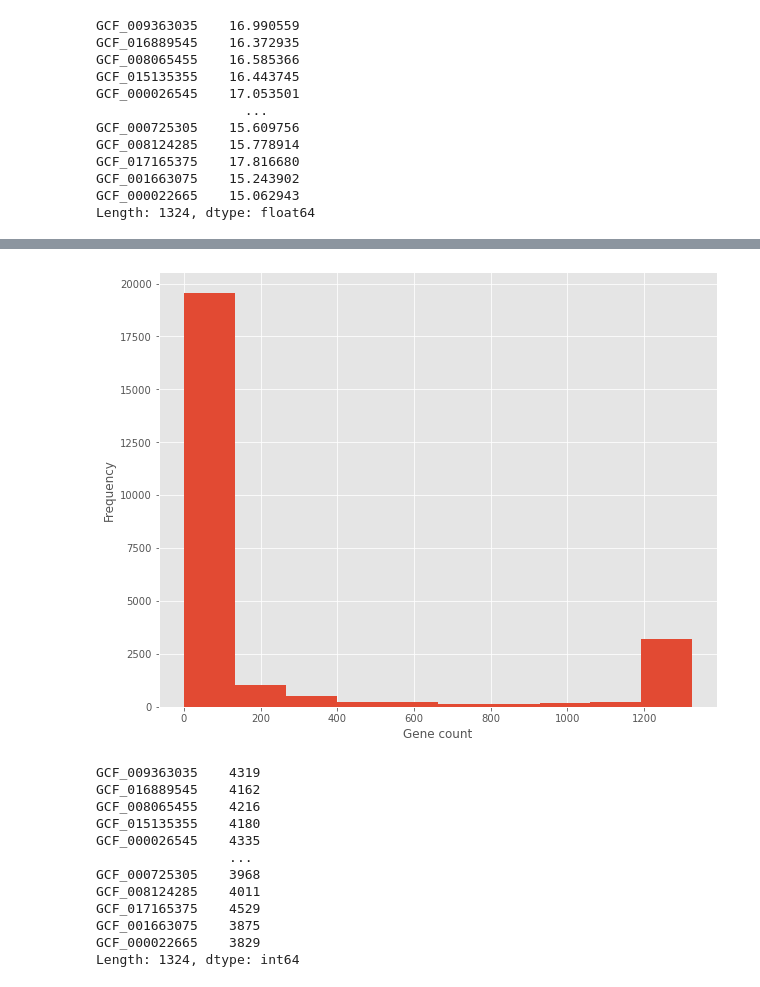
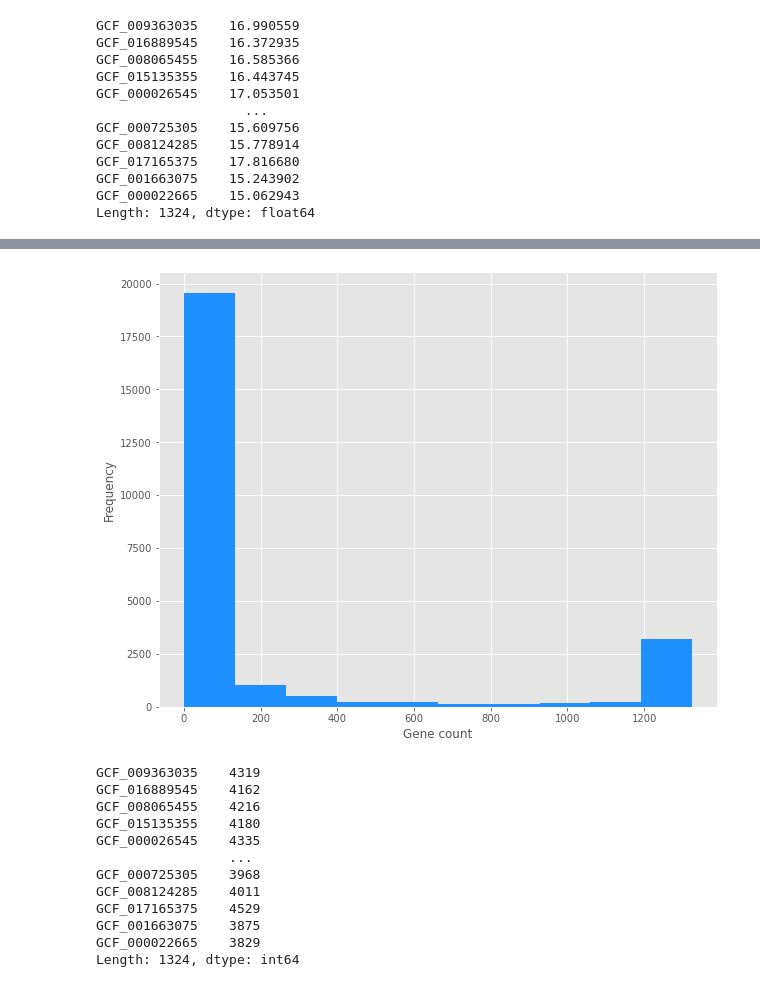
Before and after one commit to stacyshcherbakova/genome-minimiser, a Jupyter notebook: main.ipynb, the cells around one changed output, grey strips where cells are left out. Saved outputs shown, nothing was run; the diff lists cells and outputs as text; code cells hidden in the pictures.

```diff
--- a/main.ipynb
+++ b/main.ipynb
@@ -134,12 +136,12 @@ plt.show()
 frequency1 = data.sum(axis=1)
 # %%
 plt.figure(figsize=(10,8))
-plt.hist(frequency1)
+plt.hist(frequency1, color='dodgerblue')
 plt.xlabel('Gene count')
 plt.ylabel('Frequency')
 plt.show()
 # %% [output]
-[figure, old version]
+[figure, new version]
 # %%
 frequency2 = data.sum(0)
 # %%
```
Also changed, not shown: parts of 49 cells of this notebook, 15 other files.
